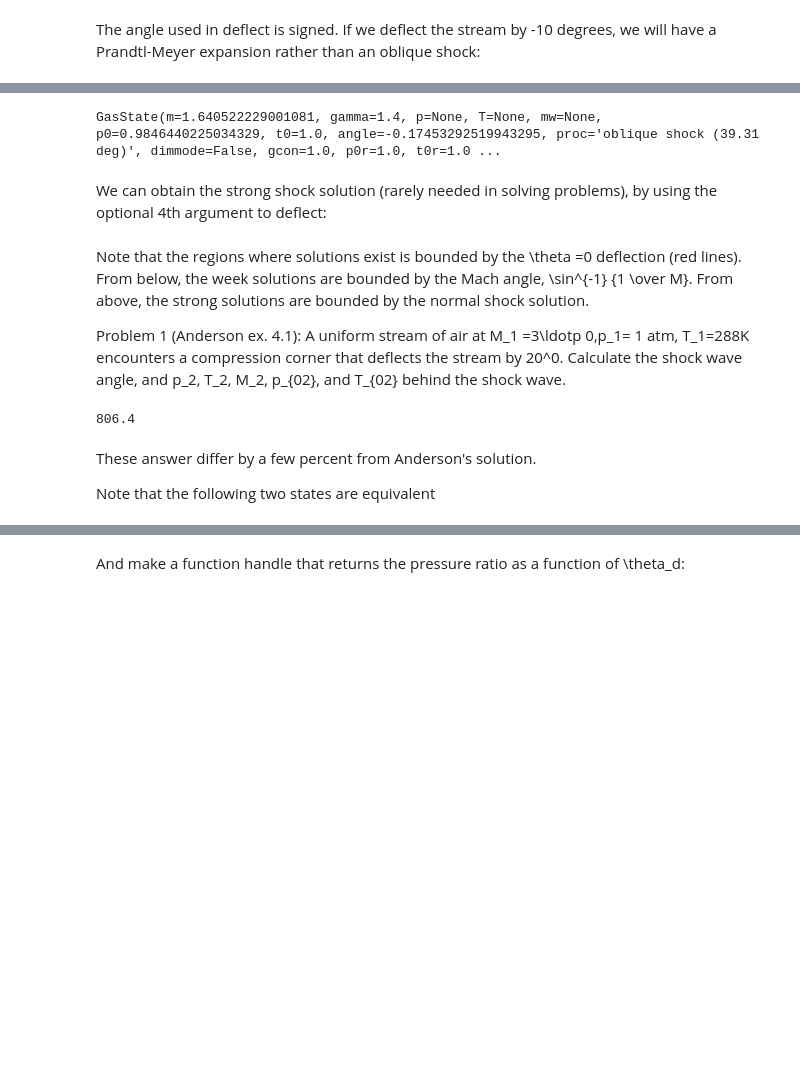
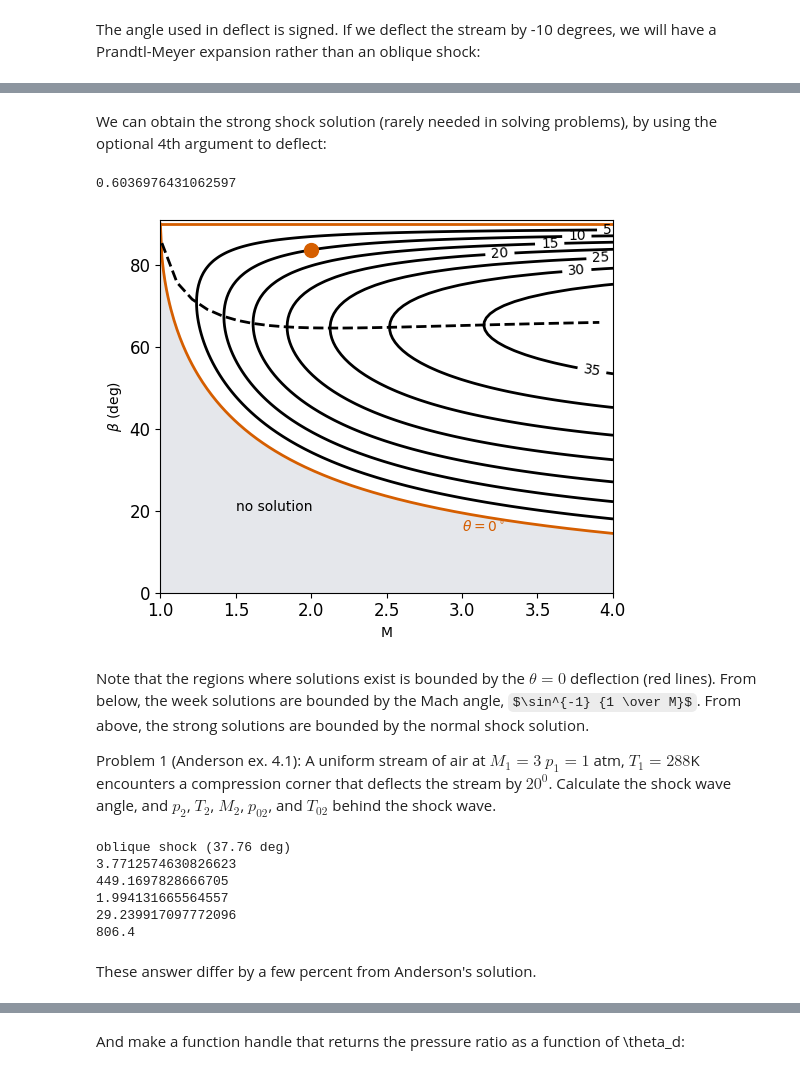
Before and after one commit to timcolonius/gaslab, a Jupyter notebook: notebooks/03_flow_turning.ipynb, the cells around one changed output, grey strips where cells are left out. Cells and saved outputs as stored; diff of their text form; code cells hidden in the pictures; some formulas as TeX source; blank space fills up the shorter version.

```diff
--- a/notebooks/03_flow_turning.ipynb
+++ b/notebooks/03_flow_turning.ipynb
@@ -96,10 +88,8 @@ For many problems, the wave family can be omitted.
 
 Thus each of the following produces the same state (apart from the flow angle):
 # %%
-GasState.init(2, 1.4).deflect(10*np.pi/180)
-GasState.init(2, 1.4).deflect(10*np.pi/180, fam=1)
-GasState.init(2, 1.4).deflect(-10*np.pi/180, fam=-1)
+s2a = GasState.init(2, 1.4).deflect(10*np.pi/180)
+s2b = GasState.init(2, 1.4).deflect(10*np.pi/180, fam=1)
+s2c = GasState.init(2, 1.4).deflect(-10*np.pi/180, fam=-1)
-# %% [output]
-GasState(m=1.640522229001081, gamma=1.4, p=None, T=None, mw=None, p0=0.9846440225034329, t0=1.0, angle=-0.17453292519943295, proc='oblique shock (39.31 deg)', dimmode=False, gcon=1.0, p0r=1.0, t0r=1.0 ...
 # %% [markdown]
 We can obtain the strong shock solution (rarely needed in solving problems), by using the optional 4th argument to deflect:
@@ -109,22 +96,32 @@ We can obtain the strong shock solution (rarely needed in solving problems), by
+# %%
+s3 = GasState.init(2, 1.4).deflect(10*np.pi/180, fam = 1,strong =True)
+print(s3.mach)
+fig2 = theta_beta_m_figure(s3)
+fig2
+# %% [output]
+0.6036976431062597
+[figure, added]
 # %% [markdown]
-Note that the regions where solutions exist is bounded by the \theta =0 deflection (red lines).  From below, the week solutions are bounded by the Mach angle, \sin^{-1} {1 \over M}.  From above, the strong solutions are bounded by the normal shock solution.
+Note that the regions where solutions exist is bounded by the $\theta =0$ deflection (red lines).  From below, the week solutions are bounded by the Mach angle, $\sin^{-1} {1 \over M}$.  From above, the strong solutions are bounded by the normal shock solution.
 
-Problem 1 (Anderson ex. 4.1): A uniform stream of air at M_1 =3\ldotp 0,p_1= 1 atm, T_1=288K encounters a compression corner  that deflects the stream by 20^0.  Calculate the shock wave angle, and p_2, T_2, M_2, p_{02}, and T_{02} behind the shock wave.
+Problem 1 (Anderson ex. 4.1): A uniform stream of air at $M_1 =3$ $p_1= 1$ atm, $T_1=288$K encounters a compression corner  that deflects the stream by $20^0$.  Calculate the shock wave angle, and $p_2$, $T_2$, $M_2$, $p_{02}$, and $T_{02}$ behind the shock wave.
 # %%
 os = GasState.init(3, 1.4, 1, 288, 28.96).deflect(np.pi * 20 / 180)
-bet, _, _ = oblique(3, np.pi * 20 / 180, 1.4)
-180 * bet / np.pi
-os.pres
-os.temp
-os.mach
-os.stagpres
-os.stagtemp
+print(os.proc)
+print(os.pres)
+print(os.temp)
+print(os.mach)
+print(os.stagpres)
+print(os.stagtemp)
 # %% [output]
+oblique shock (37.76 deg)
+3.7712574630826623
+449.1697828666705
+1.994131665564557
+29.239917097772096
 806.4
 # %% [markdown]
 These answer differ by a few percent from Anderson's solution.
-
-Note that the following two states are equivalent
 # %%
 os1 = GasState.init(3, 1.4, 1, 288, 28.96).deflect(np.pi*20/180, fam=1)
 os2 = GasState.init(3, 1.4, 1, 288, 28.96).deflect(-np.pi*20/180, fam=-1)
```
Also changed, not shown: parts of 48 cells of this notebook, 12 other files.
